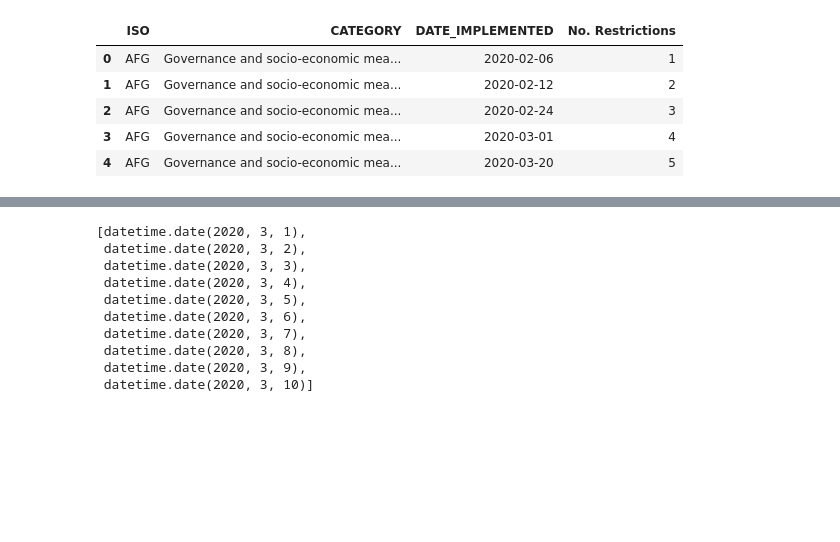
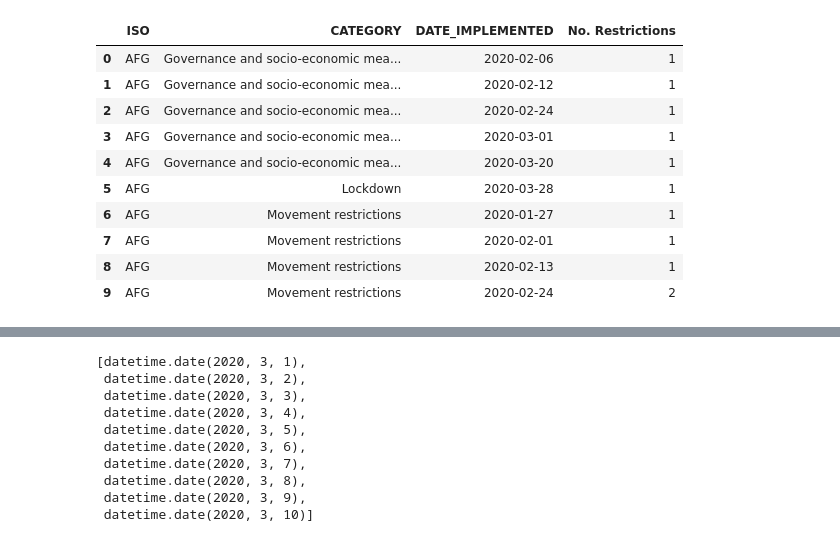
Before and after one commit to slycer93/visualize_covid-19, a Jupyter notebook: DataHandler Inspection.ipynb, the cells around one changed output, grey strips where cells are left out. Cells and saved outputs as stored; diff of their text form; code cells hidden in the pictures; blank space fills up the shorter version.

```diff
--- a/DataHandler Inspection.ipynb
+++ b/DataHandler Inspection.ipynb
@@ -24,9 +18,19 @@ AttributeError: module 'pandas' has no attribute 'to_date'
-# %%
-df.head()
-# %% [output]
-|  | ISO | CATEGORY | DATE_IMPLEMENTED | No. Restrictions |
-| 0 | AFG | Governance and socio-economic mea... | 2020-02-06 | 1 |
-| 1 | AFG | Governance and socio-economic mea... | 2020-02-12 | 2 |
-| 2 | AFG | Governance and socio-economic mea... | 2020-02-24 | 3 |
-| 3 | AFG | Governance and socio-economic mea... | 2020-03-01 | 4 |
-| 4 | AFG | Governance and socio-economic mea... | 2020-03-20 | 5 |
+# %%
+df_raw=pd.read_excel(restrictions, sheet_name='Database')
+df_raw['DATE_IMPLEMENTED']=df_raw['DATE_IMPLEMENTED'].apply(pd.to_datetime).dt.date
+df_raw['No. Restrictions']=1
+df=df_raw.filter(["ISO","CATEGORY","DATE_IMPLEMENTED","No. Restrictions"]).groupby(['ISO','CATEGORY', 'DATE_IMPLEMENTED']).count().reset_index()
+#df[].cumcount()
+df.head(10)
+# %% [output]
+|  | ISO | CATEGORY | DATE_IMPLEMENTED | No. Restrictions |
+| 0 | AFG | Governance and socio-economic mea... | 2020-02-06 | 1 |
+| 1 | AFG | Governance and socio-economic mea... | 2020-02-12 | 1 |
+| 2 | AFG | Governance and socio-economic mea... | 2020-02-24 | 1 |
+| 3 | AFG | Governance and socio-economic mea... | 2020-03-01 | 1 |
+| 4 | AFG | Governance and socio-economic mea... | 2020-03-20 | 1 |
+| 5 | AFG | Lockdown | 2020-03-28 | 1 |
+| 6 | AFG | Movement restrictions | 2020-01-27 | 1 |
+| 7 | AFG | Movement restrictions | 2020-02-01 | 1 |
+| 8 | AFG | Movement restrictions | 2020-02-13 | 1 |
+| 9 | AFG | Movement restrictions | 2020-02-24 | 2 |
```
Also changed, not shown: parts of 8 cells of this notebook, 2 other files.
